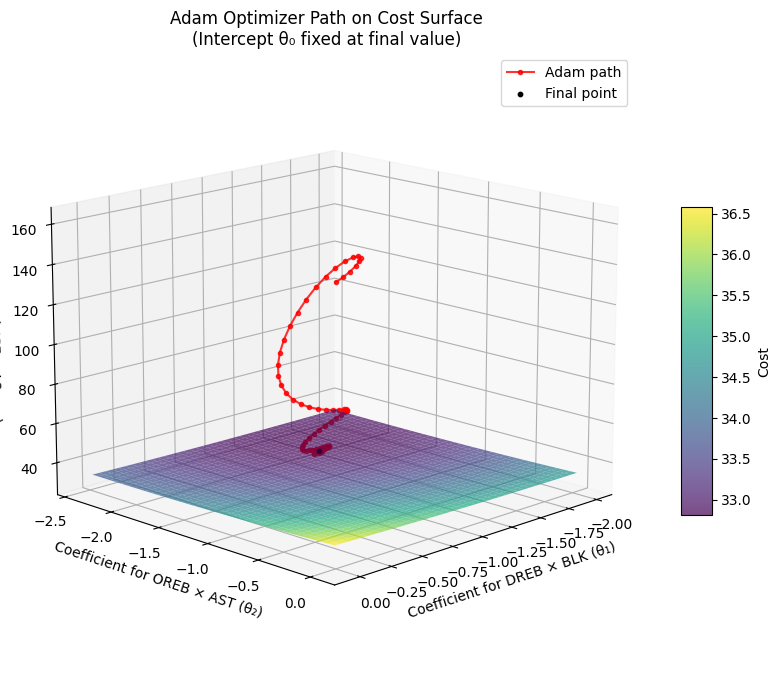
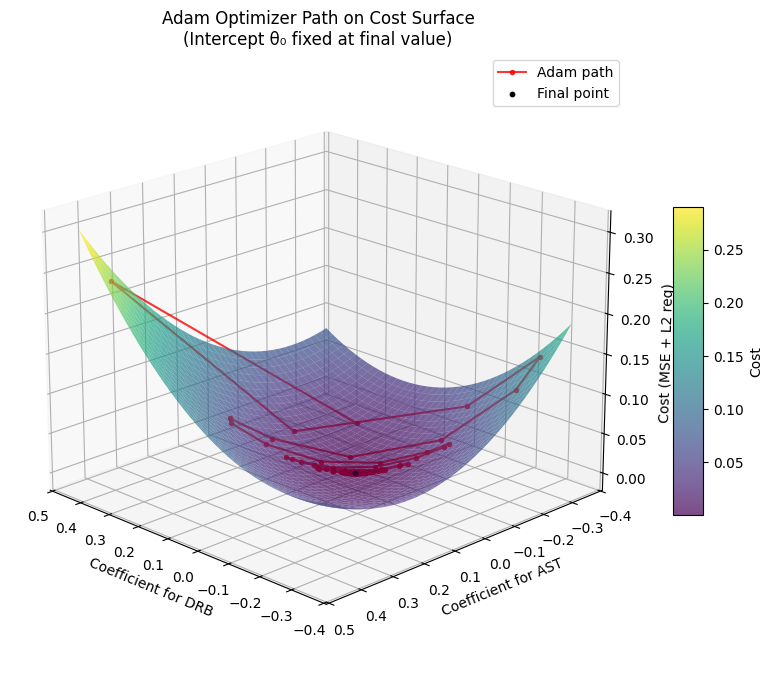
The change to this notebook cell's code, shown as a diff; its figure went from the first image to the second:
--- before
+++ after
@@ -50,10 +50,10 @@
 
 # Labels and title
-ax.set_xlabel('Coefficient for DREB × BLK (θ₁)')
-ax.set_ylabel('Coefficient for OREB × AST (θ₂)')
+ax.set_xlabel('Coefficient for DRB')
+ax.set_ylabel('Coefficient for AST')
 ax.set_zlabel('Cost (MSE + L2 reg)')
 ax.set_title('Adam Optimizer Path on Cost Surface\n(Intercept θ₀ fixed at final value)')
 ax.legend()
-ax.view_init(elev=15, azim=45)  # Adjust view angle for better visualization # zoom out
+ax.view_init(elev=30, azim=135)  # Adjust view angle for better visualization # zoom out
 
 # Add a color bar for the surface

Commit: UPDATED PARAMS